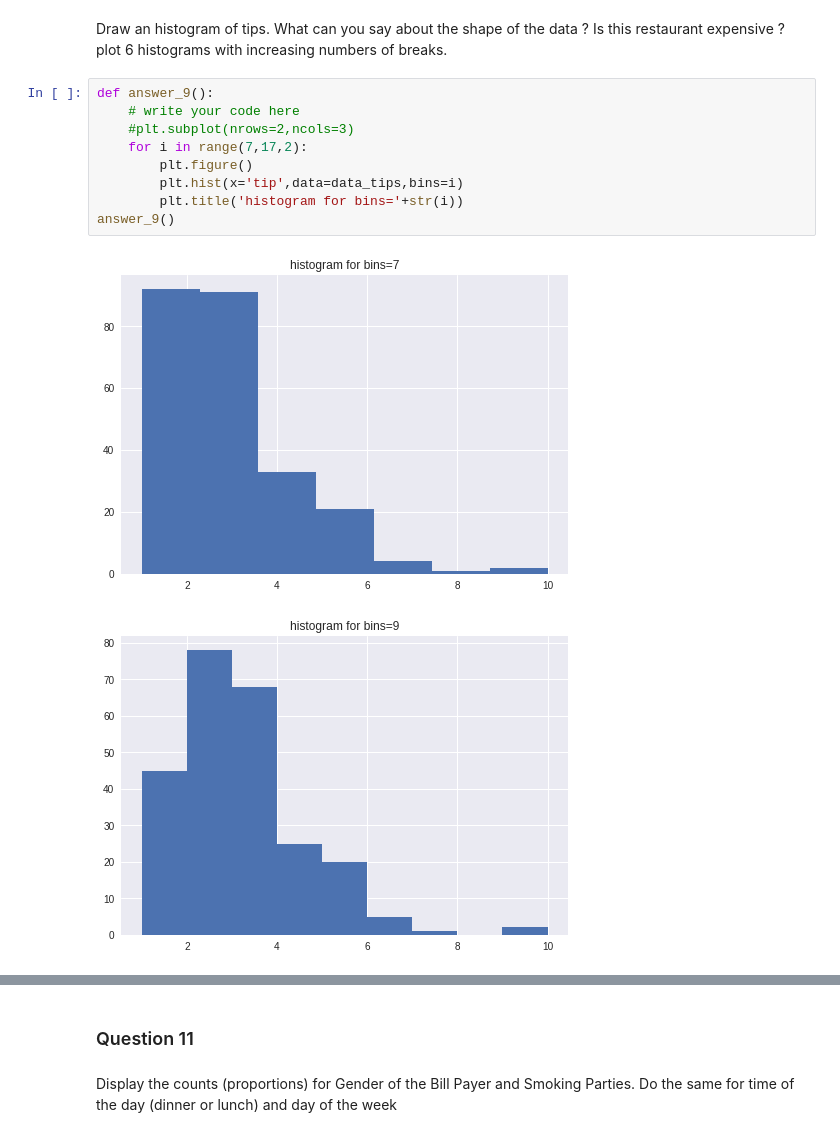
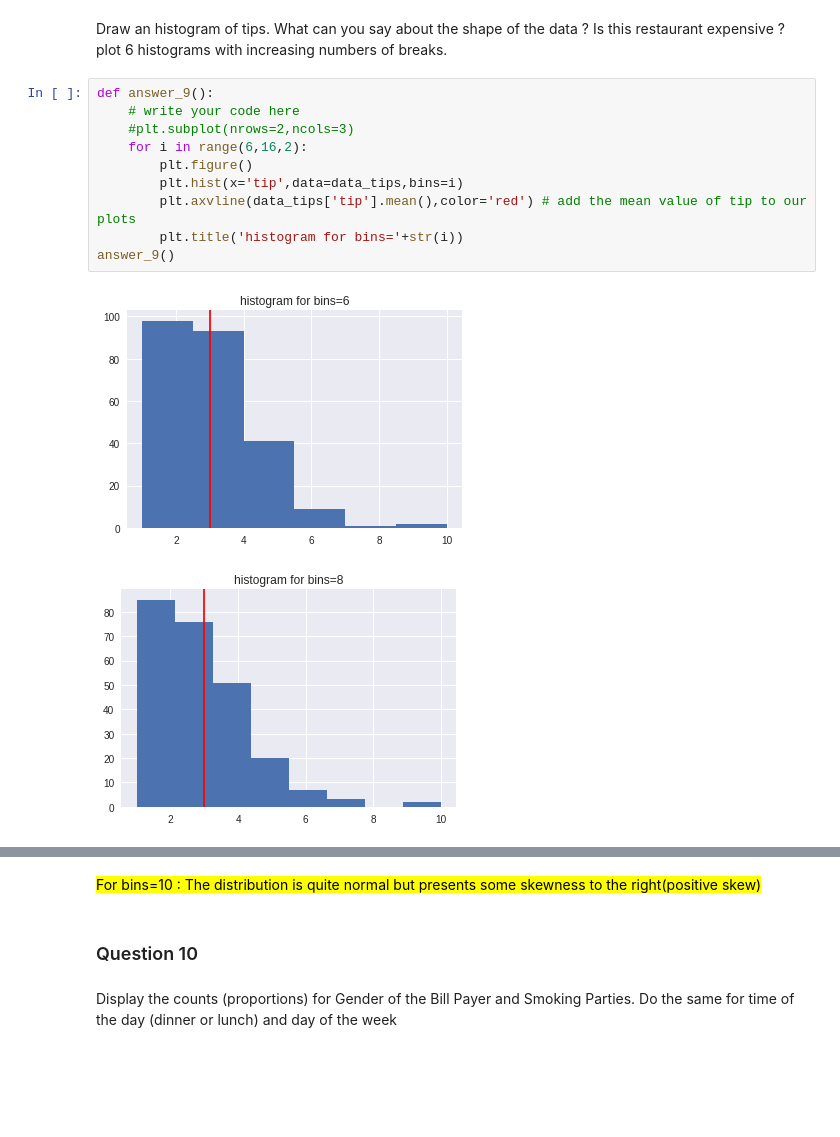
Before and after one commit to Louriz/Data-Mining, a Jupyter notebook: 1.Intr/TP1F3B.ipynb, the cells around one changed output, grey strips where cells are left out. Drawn from its saved outputs; the diff is of its cells as text; blank space fills up the shorter version.

```diff
--- a/1.Intr/TP1F3B.ipynb
+++ b/1.Intr/TP1F3B.ipynb
@@ -227,12 +248,13 @@ with increasing numbers of breaks.
 # %%
 def answer_9():
     # write your code here
     #plt.subplot(nrows=2,ncols=3)
-    for i in range(7,17,2):
+    for i in range(6,16,2):
         plt.figure()
         plt.hist(x='tip',data=data_tips,bins=i)
+        plt.axvline(data_tips['tip'].mean(),color='red') # add the mean value of tip to our plots
         plt.title('histogram for bins='+str(i))
 answer_9()
 # %% [output]
-[figure, old version]
+[figure, new version]
-[figure, old version]
+[figure, new version]
@@ -242,5 +264,7 @@ answer_9()
+# %% [markdown]
+<mark>For bins=10 : The distribution is quite normal but presents some skewness to the right(positive skew)</mark>
 # %% [markdown]
-### Question 11
+### Question 10
 # %% [markdown]
 Display the counts (proportions) for Gender of the Bill Payer and Smoking Parties. Do the same
 for time of the day (dinner or lunch) and day of the week
```
Also changed, not shown: parts of 32 cells of this notebook.
